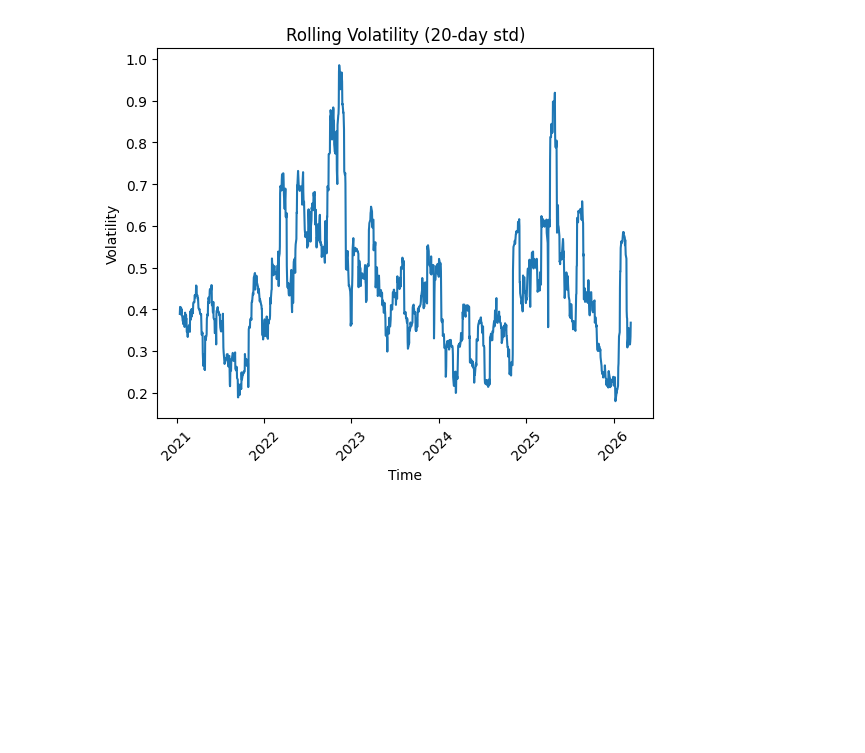
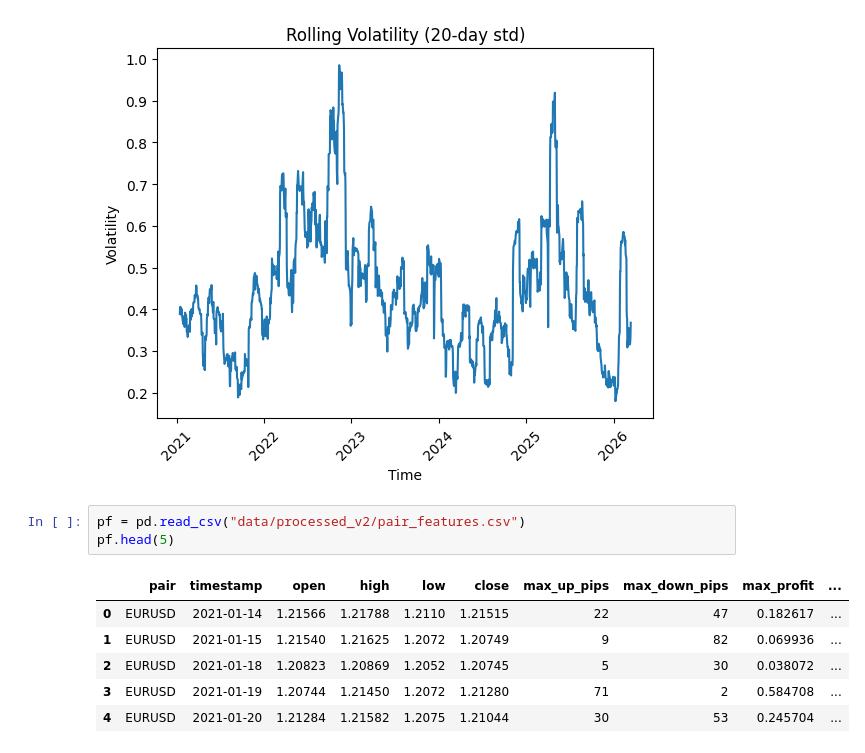
Before and after one commit to SimonPathula/volatility-radar, a Jupyter notebook: notebooks/build_features.ipynb, the cells around one changed output. Drawn from its saved outputs; the diff is of its cells as text; blank space fills up the shorter version.

Commit message:
feat: implement calendar feature engineering pipeline and generate processed datasets

```diff
--- a/notebooks/build_features.ipynb
+++ b/notebooks/build_features.ipynb
@@ -140,3 +178,13 @@ plt.xticks(rotation=45)
 plt.show()
 # %% [output]
 [figure]
+# %%
+pf = pd.read_csv("data/processed_v2/pair_features.csv")
+pf.head(5)
+# %% [output]
+|  | pair | timestamp | open | high | low | close | max_up_pips | max_down_pips | max_profit | ... |
+| 0 | EURUSD | 2021-01-14 | 1.21566 | 1.21788 | 1.2110 | 1.21515 | 22 | 47 | 0.182617 | ... |
+| 1 | EURUSD | 2021-01-15 | 1.21540 | 1.21625 | 1.2072 | 1.20749 | 9 | 82 | 0.069936 | ... |
+| 2 | EURUSD | 2021-01-18 | 1.20823 | 1.20869 | 1.2052 | 1.20745 | 5 | 30 | 0.038072 | ... |
+| 3 | EURUSD | 2021-01-19 | 1.20744 | 1.21450 | 1.2072 | 1.21280 | 71 | 2 | 0.584708 | ... |
+| 4 | EURUSD | 2021-01-20 | 1.21284 | 1.21582 | 1.2075 | 1.21044 | 30 | 53 | 0.245704 | ... |
```
Also changed, not shown: parts of 6 cells of this notebook, 6 other files.
